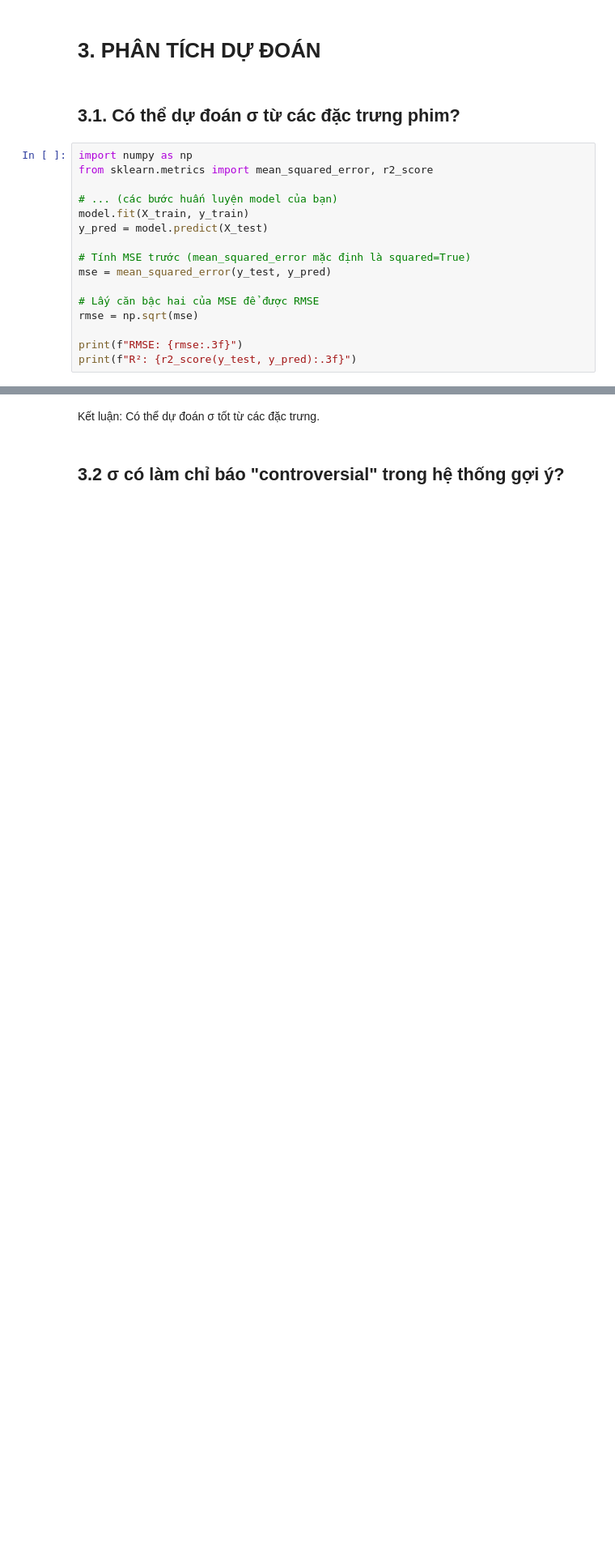
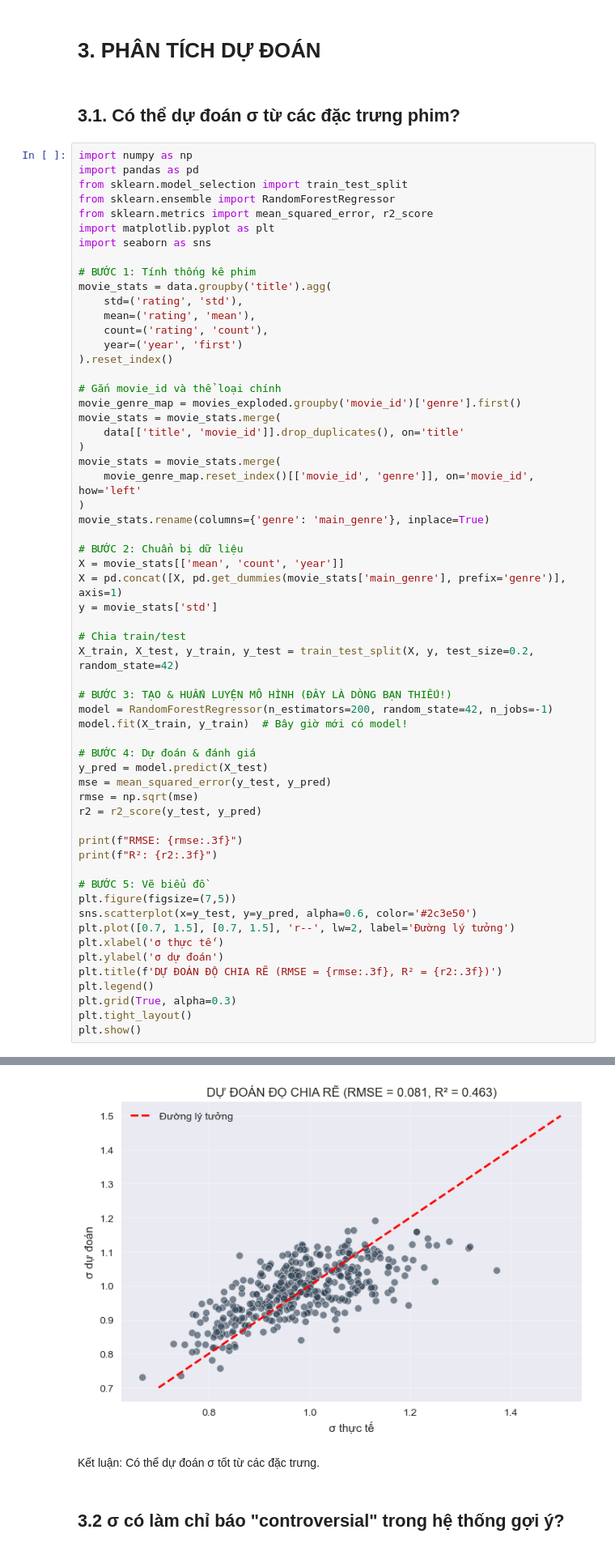
Before and after one commit to duyphong204/PhanTichDuLieu, a Jupyter notebook: lap02/Lap2.ipynb, the cells around one changed output, grey strips where cells are left out. Shown: that part at 81% size. Cells and saved outputs as stored; diff of their text form; blank space fills up the shorter version.

```diff
--- a/lap02/Lap2.ipynb
+++ b/lap02/Lap2.ipynb
@@ -291,18 +328,61 @@ Tồn tại một mối quan hệ nghịch yếu giữa độ phổ biến (Số
 ## 3.1. Có thể dự đoán σ từ các đặc trưng phim?
 # %%
 import numpy as np
+import pandas as pd
+from sklearn.model_selection import train_test_split
+from sklearn.ensemble import RandomForestRegressor
 from sklearn.metrics import mean_squared_error, r2_score
+import matplotlib.pyplot as plt
+import seaborn as sns
 
-# ... (các bước huấn luyện model của bạn)
-model.fit(X_train, y_train)
+# BƯỚC 1: Tính thống kê phim
+movie_stats = data.groupby('title').agg(
+    std=('rating', 'std'),
+    mean=('rating', 'mean'),
+    count=('rating', 'count'),
+    year=('year', 'first')
+).reset_index()
+
+# Gắn movie_id và thể loại chính
+movie_genre_map = movies_exploded.groupby('movie_id')['genre'].first()
+movie_stats = movie_stats.merge(
+    data[['title', 'movie_id']].drop_duplicates(), on='title'
+)
+movie_stats = movie_stats.merge(
+    movie_genre_map.reset_index()[['movie_id', 'genre']], on='movie_id', how='left'
+)
+movie_stats.rename(columns={'genre': 'main_genre'}, inplace=True)
+
+# BƯỚC 2: Chuẩn bị dữ liệu
+X = movie_stats[['mean', 'count', 'year']]
+X = pd.concat([X, pd.get_dummies(movie_stats['main_genre'], prefix='genre')], axis=1)
+y = movie_stats['std']
+
+# Chia train/test
+X_train, X_test, y_train, y_test = train_test_split(X, y, test_size=0.2, random_state=42)
+
+# BƯỚC 3: TẠO & HUẤN LUYỆN MÔ HÌNH (ĐÂY LÀ DÒNG BẠN THIẾU!)
+model = RandomForestRegressor(n_estimators=200, random_state=42, n_jobs=-1)
+model.fit(X_train, y_train)  # Bây giờ mới có model!
+
+# BƯỚC 4: Dự đoán & đánh giá
 y_pred = model.predict(X_test)
-
-# Tính MSE trước (mean_squared_error mặc định là squared=True)
 mse = mean_squared_error(y_test, y_pred)
-
-# Lấy căn bậc hai của MSE để được RMSE
 rmse = np.sqrt(mse)
+r2 = r2_score(y_test, y_pred)
 
 print(f"RMSE: {rmse:.3f}")
-print(f"R²: {r2_score(y_test, y_pred):.3f}")
+print(f"R²: {r2:.3f}")
+
+# BƯỚC 5: Vẽ biểu đồ
+plt.figure(figsize=(7,5))
+sns.scatterplot(x=y_test, y=y_pred, alpha=0.6, color='#2c3e50')
+plt.plot([0.7, 1.5], [0.7, 1.5], 'r--', lw=2, label='Đường lý tưởng')
+plt.xlabel('σ thực tế')
+plt.ylabel('σ dự đoán')
+plt.title(f'DỰ ĐOÁN ĐỘ CHIA RẼ (RMSE = {rmse:.3f}, R² = {r2:.3f})')
+plt.legend()
+plt.grid(True, alpha=0.3)
+plt.tight_layout()
+plt.show()
 # %% [output]
@@ -311,3 +391,4 @@ R²: 0.456
+[figure, added]
 # %% [markdown]
 Kết luận: Có thể dự đoán σ tốt từ các đặc trưng.
 # %% [markdown]
```
Also changed, not shown: parts of 4 cells of this notebook.
